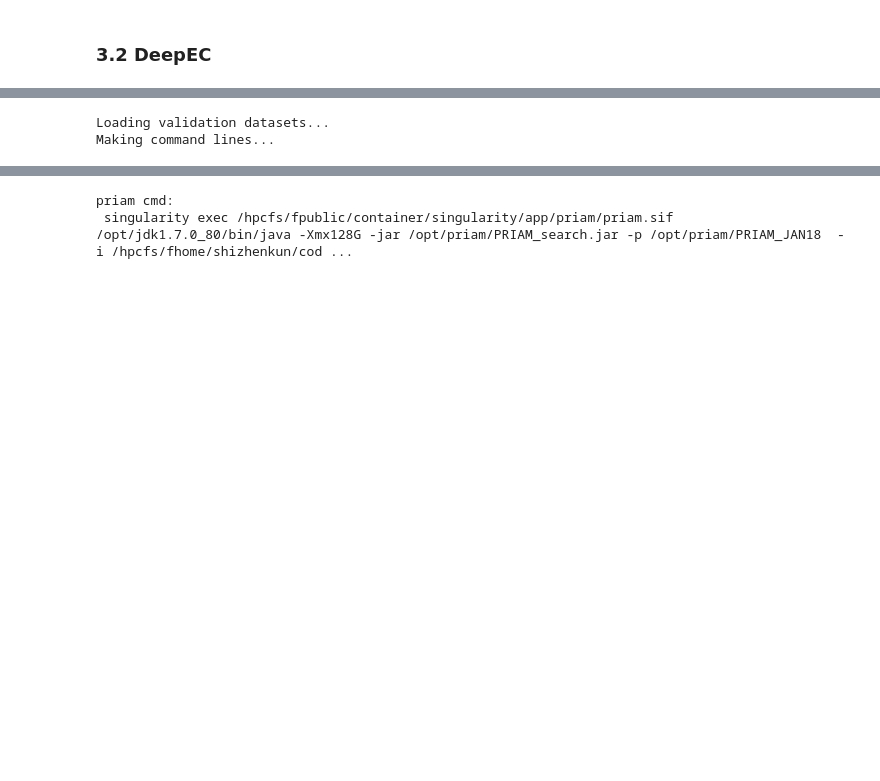
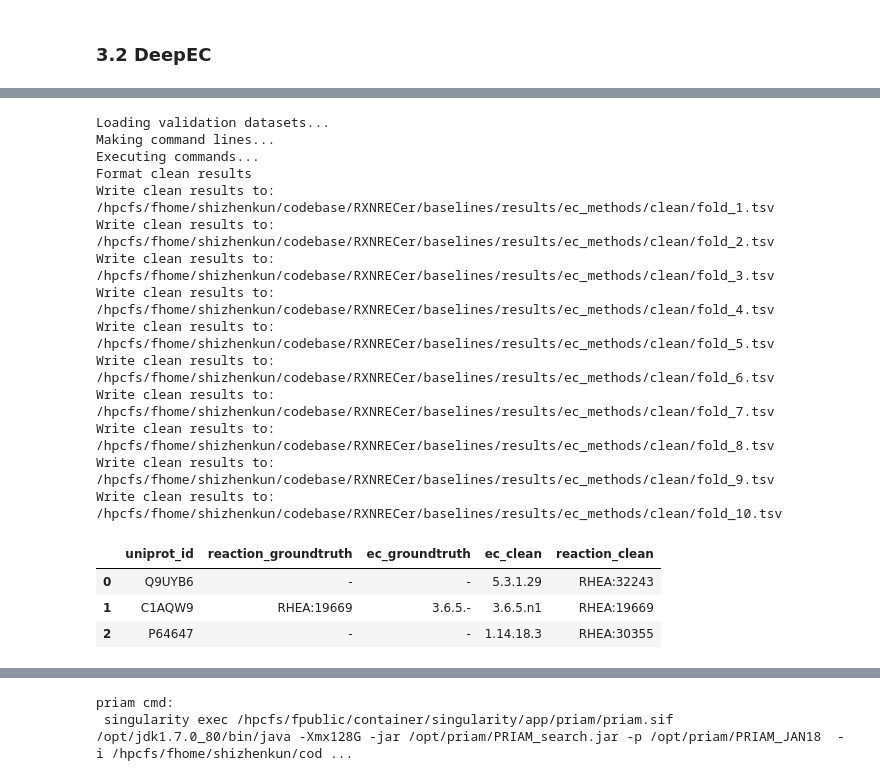
Before and after one commit to kingstdio/RXNRECer, a Jupyter notebook: baselines/s2_baseline_ec_method_10_fold.ipynb, the cells around one changed output, grey strips where cells are left out. Saved outputs shown, nothing was run; the diff lists cells and outputs as text; code cells hidden in the pictures; blank space fills up the shorter version.

```diff
--- a/baselines/s2_baseline_ec_method_10_fold.ipynb
+++ b/baselines/s2_baseline_ec_method_10_fold.ipynb
@@ -166,28 +178,63 @@ pd.read_csv(res_deepec_files_tsv[i], sep='\t').head(3)
 # %%
-print('Loading validation datasets...')
-vali_fasta_files = [
-    f'{cfg.DIR_DATASET}validation/fold{fold_index}/valid.fasta'
-    for fold_index in range(1, 11)
-]
 vali_res_clean = [
-    f'/hpcfs/fhome/shizhenkun/codebase/RXNRECer/baselines/results/ec_methods/clean/res_fold_{item}.tsv'
+    f'{cfg.DIR_RES_BASELINE}results/ec_methods/clean/res_fold_{item}.tsv'
     for item in range(1, 11)
 ]
 
 print('Making command lines...')
 commands = [
     f'singularity exec --nv /hpcfs/fpublic/container/singularity/app/clean/clean.sif '
     f'python /app/inference.py -i {vali_fasta_files[item]} -o {vali_res_clean[item]} -d /hpcfs/fhome/shizhenkun/codebase/public_data/featurebank/protein/esm_embd_650_per_protein/'
     for item in range(10)
 ]
 
-# # Execute each command in the shell and print output
+# Execute each command in the shell and print output
+print('Executing commands...')
 # for cmd in commands:
 #     print(f'Executing: {cmd}')
 #     result = subprocess.run(cmd, shell=True, capture_output=True, text=True)
 #     print(result.stdout)
 #     if result.stderr:
 #         print(f'Error: {result.stderr}')
+
+# clean res with rxn
+vali_res_clean_rxn = [
+    f'{cfg.DIR_RES_BASELINE}results/ec_methods/clean/fold_{item}.tsv'
+    for item in range(1, 11)
+]
+
+print('Format clean results')
+def format_clean_results(indexer):
+
+    #format EC resluts from clean
+    test_clean = btools.load_clean_resluts(res_file=vali_res_clean[indexer])
+    # 拼合groundtruth
+    ds_test = pd.read_feather(vali_feather_files[indexer])
+    test_clean= merge_test_set(testset=ds_test, needmergeset= test_clean)
+    test_clean['reaction_clean']=test_clean.ec_clean.parallel_apply(lambda x: btools.retrival_reaction_from_ec(ec_pred=x, ec_reaction_map=ec_reaction_map))
+    test_clean = test_clean.replace('', 'EC-WITHOUT-REACTION')
+    test_clean.to_csv(vali_res_clean_rxn[indexer], sep='\t', index=False)
+    print(f'Write clean results to: {vali_res_clean_rxn[indexer]} ')
+
+[format_clean_results(indexer=i) for i in range(10)]
+
+pd.read_csv(vali_res_clean_rxn[0], sep='\t').head(3)
 # %% [output]
 Loading validation datasets...
 Making command lines...
+Executing commands...
+Format clean results
+Write clean results to: /hpcfs/fhome/shizhenkun/codebase/RXNRECer/baselines/results/ec_methods/clean/fold_1.tsv
+Write clean results to: /hpcfs/fhome/shizhenkun/codebase/RXNRECer/baselines/results/ec_methods/clean/fold_2.tsv
+Write clean results to: /hpcfs/fhome/shizhenkun/codebase/RXNRECer/baselines/results/ec_methods/clean/fold_3.tsv
+Write clean results to: /hpcfs/fhome/shizhenkun/codebase/RXNRECer/baselines/results/ec_methods/clean/fold_4.tsv
+Write clean results to: /hpcfs/fhome/shizhenkun/codebase/RXNRECer/baselines/results/ec_methods/clean/fold_5.tsv
+Write clean results to: /hpcfs/fhome/shizhenkun/codebase/RXNRECer/baselines/results/ec_methods/clean/fold_6.tsv
+Write clean results to: /hpcfs/fhome/shizhenkun/codebase/RXNRECer/baselines/results/ec_methods/clean/fold_7.tsv
+Write clean results to: /hpcfs/fhome/shizhenkun/codebase/RXNRECer/baselines/results/ec_methods/clean/fold_8.tsv
+Write clean results to: /hpcfs/fhome/shizhenkun/codebase/RXNRECer/baselines/results/ec_methods/clean/fold_9.tsv
+Write clean results to: /hpcfs/fhome/shizhenkun/codebase/RXNRECer/baselines/results/ec_methods/clean/fold_10.tsv
+|  | uniprot_id | reaction_groundtruth | ec_groundtruth | ec_clean | reaction_clean |
+| 0 | Q9UYB6 | - | - | 5.3.1.29 | RHEA:32243 |
+| 1 | C1AQW9 | RHEA:19669 | 3.6.5.- | 3.6.5.n1 | RHEA:19669 |
+| 2 | P64647 | - | - | 1.14.18.3 | RHEA:30355 |
```
Also changed, not shown: parts of 25 cells of this notebook, 2 other files.
